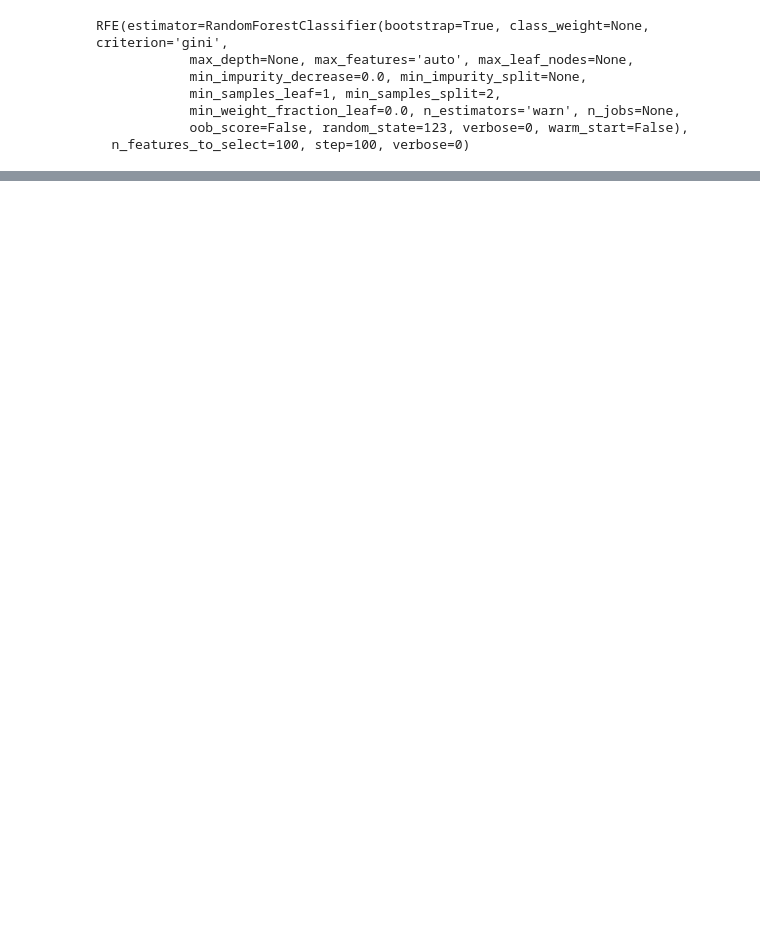
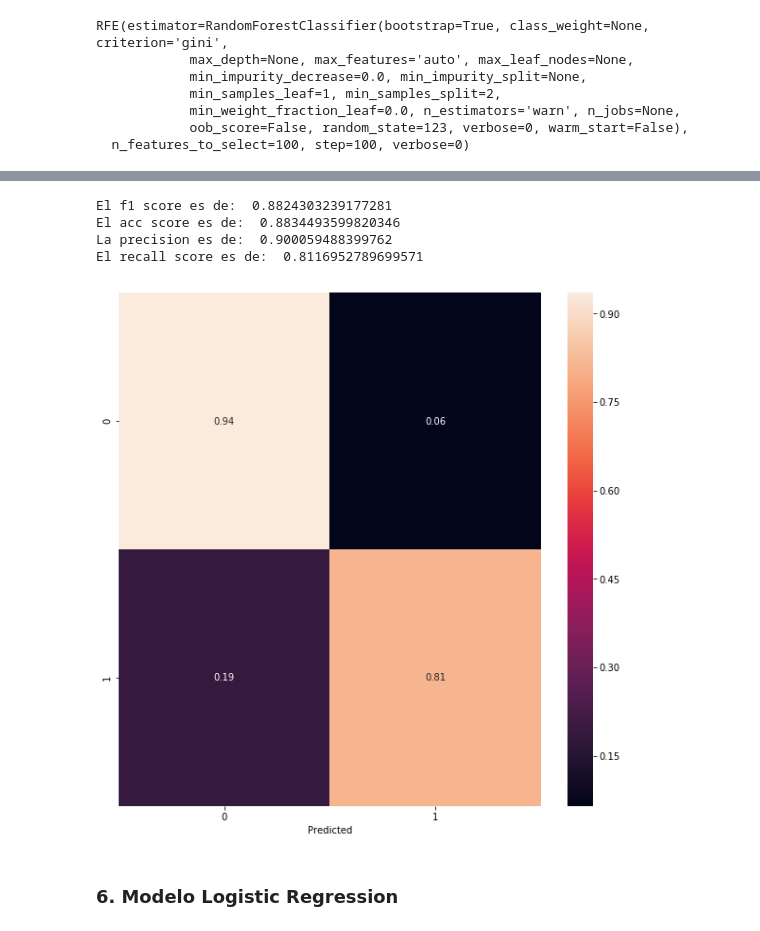
Before and after one commit to oecg/Proyecto-India, a Jupyter notebook: Proyecto India.ipynb, the cells around one changed output, grey strips where cells are left out. Saved outputs shown, nothing was run; the diff lists cells and outputs as text; code cells hidden in the pictures; blank space fills up the shorter version.

```diff
--- a/Proyecto India.ipynb
+++ b/Proyecto India.ipynb
@@ -229,0 +340,16 @@ El f1 score es de:  0.8167567567567567
+# %%
+# Validar modelo test
+y_pred_NN = model.predict(X_test)
+# redondeamos las predicciones
+y_pred_NN = [round(x[0]) for x in y_pred_NN]
+
+evaluate_model(y_test, y_pred_NN)
+matconfision(y_test, y_pred_NN)
+# %% [output]
+El f1 score es de:  0.8824303239177281
+El acc score es de:  0.8834493599820346
+La precision es de:  0.900059488399762
+El recall score es de:  0.8116952789699571
+[figure, added]
+# %% [markdown]
+### 6. Modelo Logistic Regression
```
Also changed, not shown: parts of 37 cells of this notebook.
